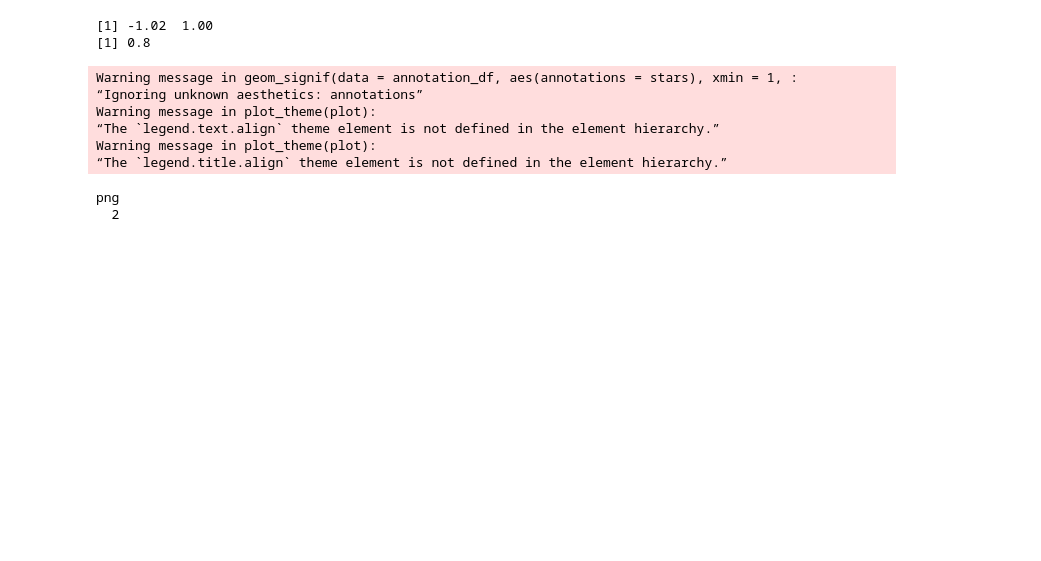
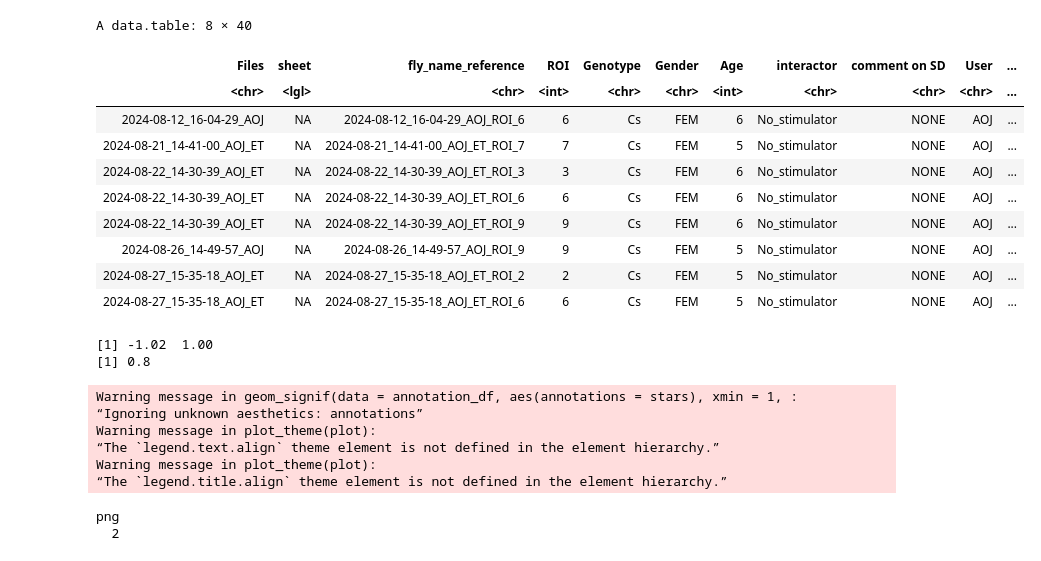
Before and after one commit to shaliulab/idoc-paper, a Jupyter notebook: 2_panel1.ipynb, the cells around one changed output. Saved outputs shown, nothing was run; the diff lists cells and outputs as text; code cells hidden in the pictures; blank space fills up the shorter version.

```diff
--- a/2_panel1.ipynb
+++ b/2_panel1.ipynb
@@ -11,3 +87,17 @@ source("R/Cbind.R")
+# %%
+data[Genotype=="Cs" & POST>PRE,]
+# %% [output]
+A data.table: 8 × 40
+| Files | sheet | fly_name_reference | ROI | Genotype | Gender | Age | interactor | comment on SD | User | ... |
+| <chr> | <lgl> | <chr> | <int> | <chr> | <chr> | <int> | <chr> | <chr> | <chr> | ... |
+| 2024-08-12_16-04-29_AOJ | NA | 2024-08-12_16-04-29_AOJ_ROI_6 | 6 | Cs | FEM | 6 | No_stimulator | NONE | AOJ | ... |
+| 2024-08-21_14-41-00_AOJ_ET | NA | 2024-08-21_14-41-00_AOJ_ET_ROI_7 | 7 | Cs | FEM | 5 | No_stimulator | NONE | AOJ | ... |
+| 2024-08-22_14-30-39_AOJ_ET | NA | 2024-08-22_14-30-39_AOJ_ET_ROI_3 | 3 | Cs | FEM | 6 | No_stimulator | NONE | AOJ | ... |
+| 2024-08-22_14-30-39_AOJ_ET | NA | 2024-08-22_14-30-39_AOJ_ET_ROI_6 | 6 | Cs | FEM | 6 | No_stimulator | NONE | AOJ | ... |
+| 2024-08-22_14-30-39_AOJ_ET | NA | 2024-08-22_14-30-39_AOJ_ET_ROI_9 | 9 | Cs | FEM | 6 | No_stimulator | NONE | AOJ | ... |
+| 2024-08-26_14-49-57_AOJ | NA | 2024-08-26_14-49-57_AOJ_ROI_9 | 9 | Cs | FEM | 5 | No_stimulator | NONE | AOJ | ... |
+| 2024-08-27_15-35-18_AOJ_ET | NA | 2024-08-27_15-35-18_AOJ_ET_ROI_2 | 2 | Cs | FEM | 5 | No_stimulator | NONE | AOJ | ... |
+| 2024-08-27_15-35-18_AOJ_ET | NA | 2024-08-27_15-35-18_AOJ_ET_ROI_6 | 6 | Cs | FEM | 5 | No_stimulator | NONE | AOJ | ... |
 # %%
 data <- data.table::fread(file = "tidy_data_wide.csv")
 wts <- c("Iso31", "MB010B.(II)SPARC-Chrimson ISO", "MB010B.(II)SPARC-GFP ISO")
```
Also changed, not shown: parts of 6 cells of this notebook, 5 other files.
